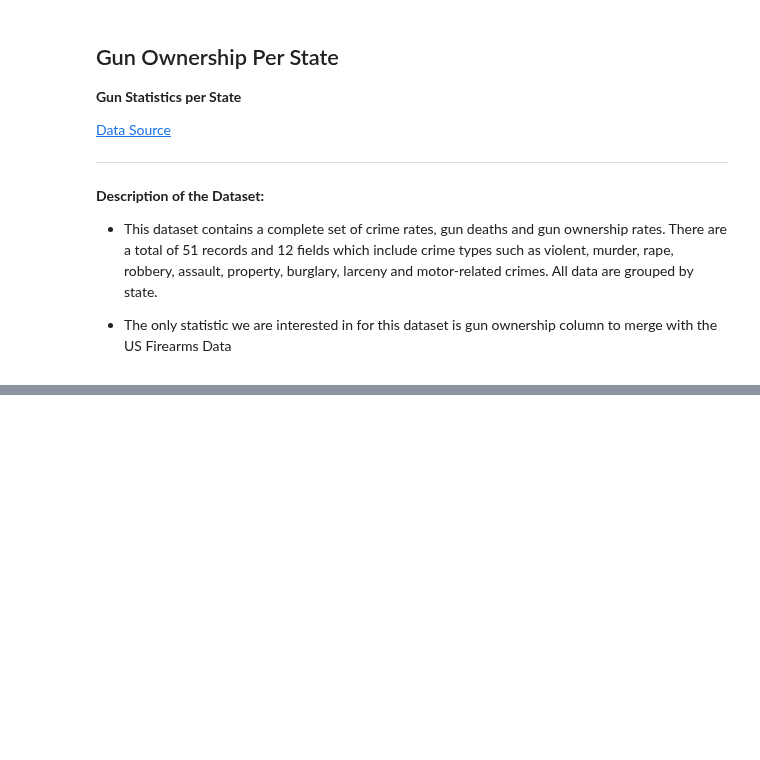
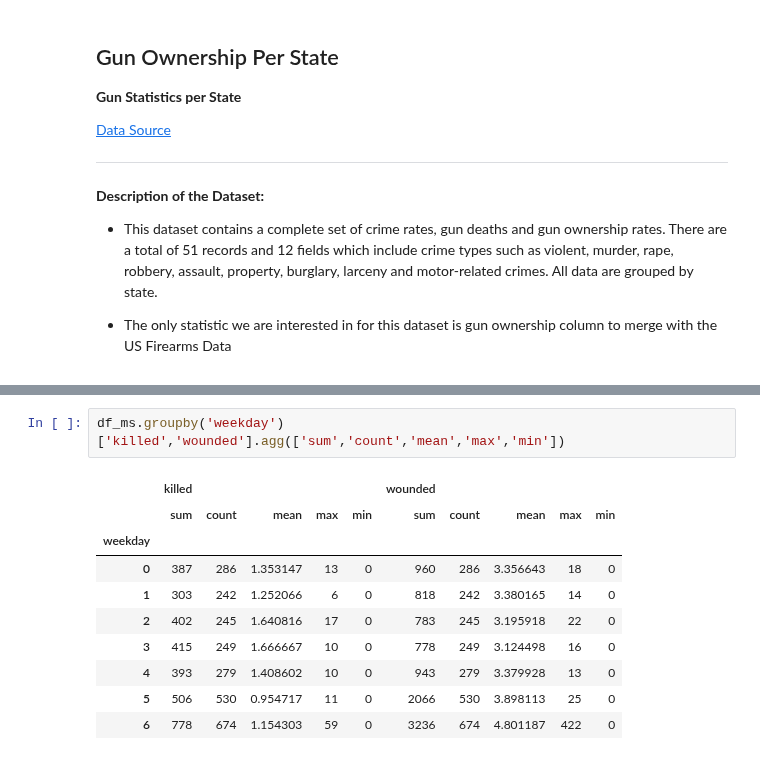
Before and after one commit to mayjai/US-Gun-Exploration-Visualization, a Jupyter notebook: US_Gun_Exploration.ipynb, the cells around one changed output, grey strips where cells are left out. Drawn from its saved outputs; the diff is of its cells as text; blank space fills up the shorter version.

```diff
--- a/US_Gun_Exploration.ipynb
+++ b/US_Gun_Exploration.ipynb
@@ -203,0 +283,13 @@ df_ms.head()
+# %%
+df_ms.groupby('weekday')['killed','wounded'].agg(['sum','count','mean','max','min'])
+# %% [output]
+|  | killed |  |  |  |  | wounded |  |  |  |  |
+|  | sum | count | mean | max | min | sum | count | mean | max | min |
+| weekday |  |  |  |  |  |  |  |  |  |  |
+| 0 | 387 | 286 | 1.353147 | 13 | 0 | 960 | 286 | 3.356643 | 18 | 0 |
+| 1 | 303 | 242 | 1.252066 | 6 | 0 | 818 | 242 | 3.380165 | 14 | 0 |
+| 2 | 402 | 245 | 1.640816 | 17 | 0 | 783 | 245 | 3.195918 | 22 | 0 |
+| 3 | 415 | 249 | 1.666667 | 10 | 0 | 778 | 249 | 3.124498 | 16 | 0 |
+| 4 | 393 | 279 | 1.408602 | 10 | 0 | 943 | 279 | 3.379928 | 13 | 0 |
+| 5 | 506 | 530 | 0.954717 | 11 | 0 | 2066 | 530 | 3.898113 | 25 | 0 |
+| 6 | 778 | 674 | 1.154303 | 59 | 0 | 3236 | 674 | 4.801187 | 422 | 0 |
```
Also changed, not shown: parts of 21 cells of this notebook.
